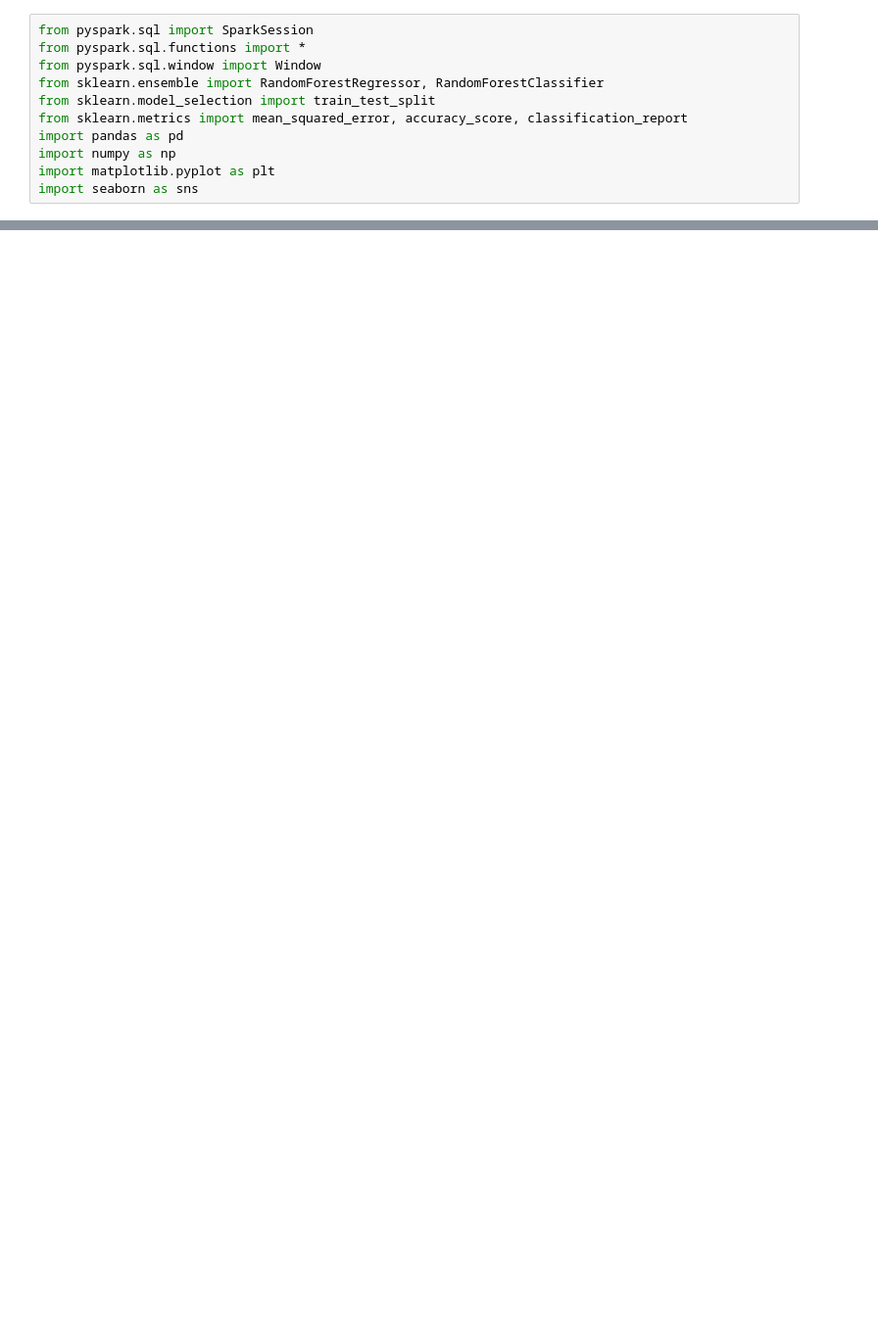
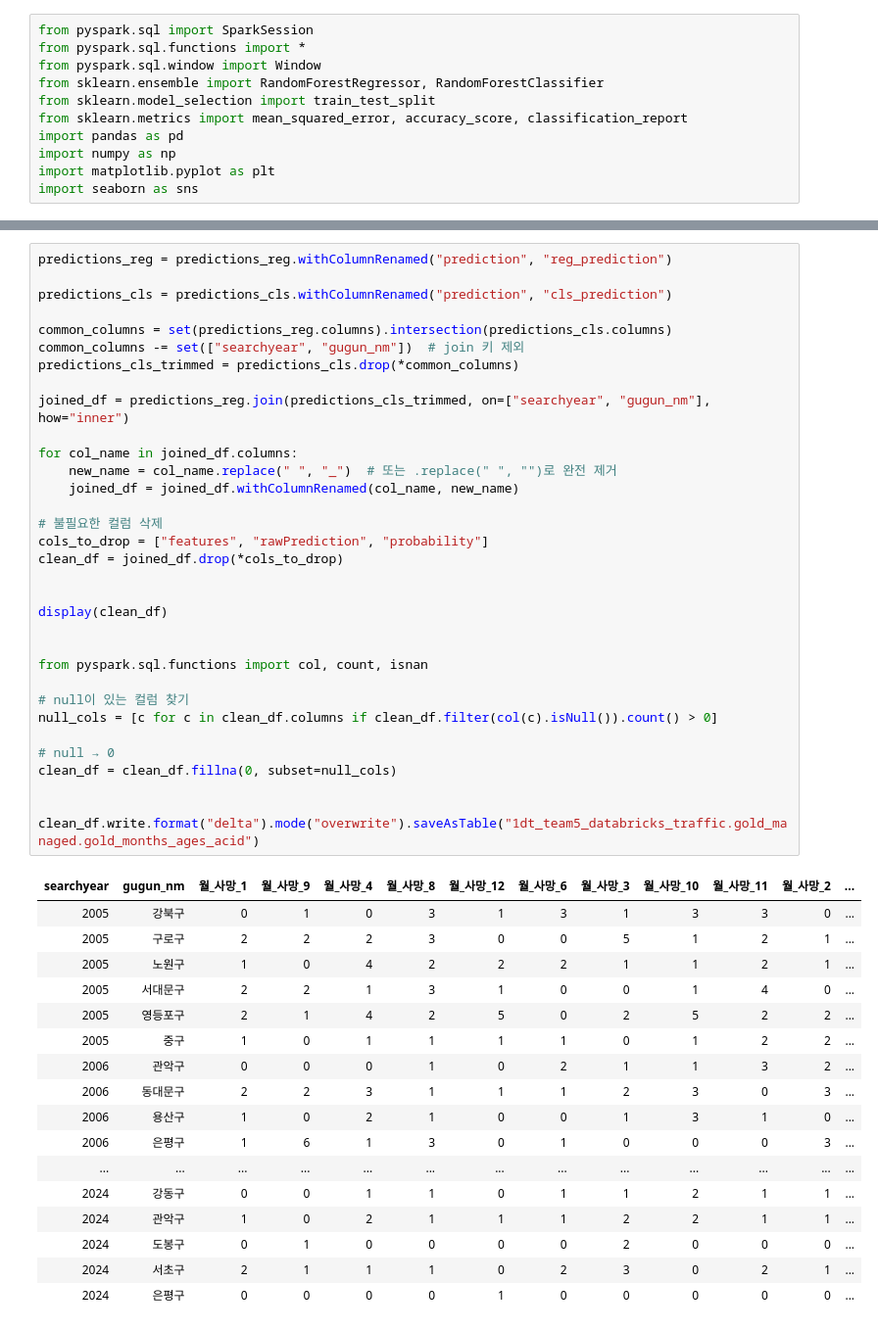
Before and after one commit to ShrimpLake/shrimplake-core, a Jupyter notebook: notebooks/월별_연령대별_진혁.ipynb, the cells around one changed output, grey strips where cells are left out. Shown at 98% size. Drawn from its saved outputs; the diff is of its cells as text; blank space fills up the shorter version.

```diff
--- a/notebooks/월별_연령대별_진혁.ipynb
+++ b/notebooks/월별_연령대별_진혁.ipynb
@@ -230,0 +313,51 @@ RMSE: 1.9842624815409942
+# %%
+predictions_reg = predictions_reg.withColumnRenamed("prediction", "reg_prediction")
+
+predictions_cls = predictions_cls.withColumnRenamed("prediction", "cls_prediction")
+
+common_columns = set(predictions_reg.columns).intersection(predictions_cls.columns)
+common_columns -= set(["searchyear", "gugun_nm"])  # join 키 제외
+predictions_cls_trimmed = predictions_cls.drop(*common_columns)
+
+joined_df = predictions_reg.join(predictions_cls_trimmed, on=["searchyear", "gugun_nm"], how="inner")
+
+for col_name in joined_df.columns:
+    new_name = col_name.replace(" ", "_")  # 또는 .replace(" ", "")로 완전 제거
+    joined_df = joined_df.withColumnRenamed(col_name, new_name)
+
+# 불필요한 컬럼 삭제
+cols_to_drop = ["features", "rawPrediction", "probability"]
+clean_df = joined_df.drop(*cols_to_drop)
+
+
+display(clean_df)
+
+
+from pyspark.sql.functions import col, count, isnan
+
+# null이 있는 컬럼 찾기
+null_cols = [c for c in clean_df.columns if clean_df.filter(col(c).isNull()).count() > 0]
+
+# null → 0
+clean_df = clean_df.fillna(0, subset=null_cols)
+
+
+clean_df.write.format("delta").mode("overwrite").saveAsTable("1dt_team5_databricks_traffic.gold_managed.gold_months_ages_acid")
+# %% [output]
+| searchyear | gugun_nm | 월_사망_1 | 월_사망_9 | 월_사망_4 | 월_사망_8 | 월_사망_12 | 월_사망_6 | 월_사망_3 | 월_사망_10 | 월_사망_11 | 월_사망_2 | ... |
+| 2005 | 강북구 | 0 | 1 | 0 | 3 | 1 | 3 | 1 | 3 | 3 | 0 | ... |
+| 2005 | 구로구 | 2 | 2 | 2 | 3 | 0 | 0 | 5 | 1 | 2 | 1 | ... |
+| 2005 | 노원구 | 1 | 0 | 4 | 2 | 2 | 2 | 1 | 1 | 2 | 1 | ... |
+| 2005 | 서대문구 | 2 | 2 | 1 | 3 | 1 | 0 | 0 | 1 | 4 | 0 | ... |
+| 2005 | 영등포구 | 2 | 1 | 4 | 2 | 5 | 0 | 2 | 5 | 2 | 2 | ... |
+| 2005 | 중구 | 1 | 0 | 1 | 1 | 1 | 1 | 0 | 1 | 2 | 2 | ... |
+| 2006 | 관악구 | 0 | 0 | 0 | 1 | 0 | 2 | 1 | 1 | 3 | 2 | ... |
+| 2006 | 동대문구 | 2 | 2 | 3 | 1 | 1 | 1 | 2 | 3 | 0 | 3 | ... |
+| 2006 | 용산구 | 1 | 0 | 2 | 1 | 0 | 0 | 1 | 3 | 1 | 0 | ... |
+| 2006 | 은평구 | 1 | 6 | 1 | 3 | 0 | 1 | 0 | 0 | 0 | 3 | ... |
+| ... | ... | ... | ... | ... | ... | ... | ... | ... | ... | ... | ... | ... |
+| 2024 | 강동구 | 0 | 0 | 1 | 1 | 0 | 1 | 1 | 2 | 1 | 1 | ... |
+| 2024 | 관악구 | 1 | 0 | 2 | 1 | 1 | 1 | 2 | 2 | 1 | 1 | ... |
+| 2024 | 도봉구 | 0 | 1 | 0 | 0 | 0 | 0 | 2 | 0 | 0 | 0 | ... |
+| 2024 | 서초구 | 2 | 1 | 1 | 1 | 0 | 2 | 3 | 0 | 2 | 1 | ... |
+| 2024 | 은평구 | 0 | 0 | 0 | 0 | 1 | 0 | 0 | 0 | 0 | 0 | ... |
```
Also changed, not shown: parts of 9 cells of this notebook.
